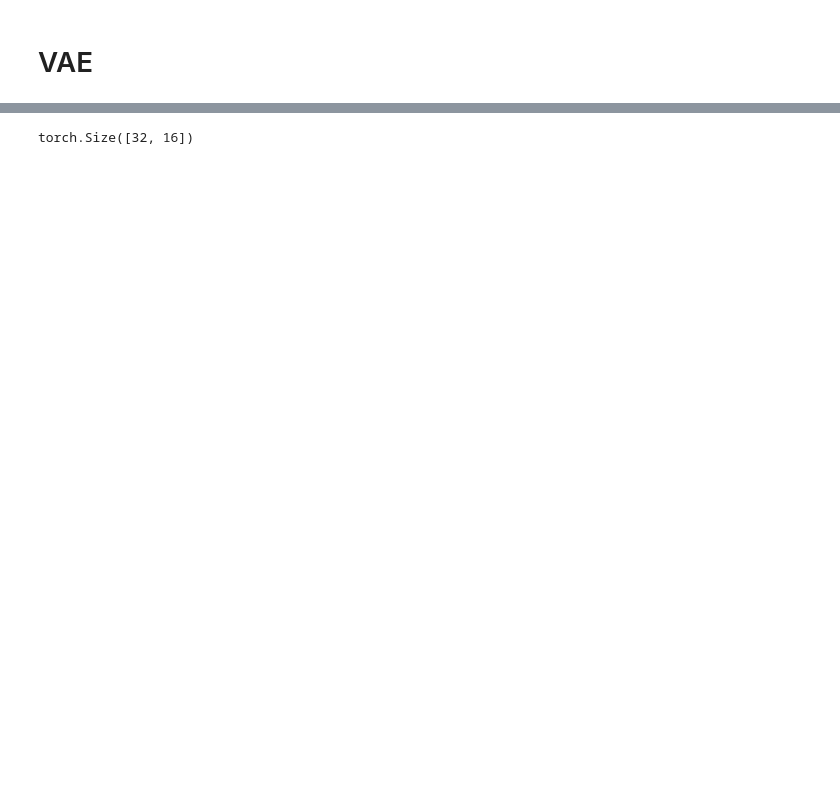
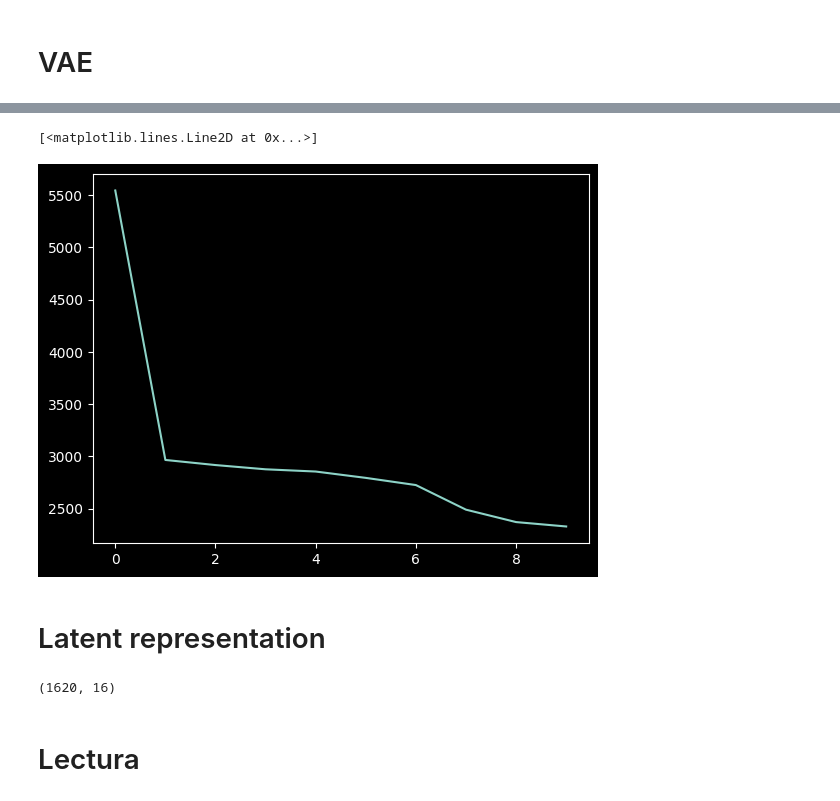
Before and after one commit to msanchezr99/pi2, a Jupyter notebook: CVA_note.ipynb, the cells around one changed output, grey strips where cells are left out. Saved outputs shown, nothing was run; the diff lists cells and outputs as text; code cells hidden in the pictures; blank space fills up the shorter version.

```diff
--- a/CVA_note.ipynb
+++ b/CVA_note.ipynb
@@ -73,5 +79,5 @@ image_transforms = transforms.Compose([
 
 dataset = NpyImageDataset((n_freqs,n_times), root_dir='./output_arrays/', transform=image_transforms) #input_shape=(n_freqs,n_times),
 dataloader = DataLoader(dataset,
-                        batch_size=32,
+                        batch_size=16,
                         num_workers=4)
@@ -208,3 +258,14 @@ def loss_funct(reconstructed, original, mu=None, logvar=None, kld_weight=0.1,var
         return recon_loss + kld_weight * kld_loss
     else:
         return recon_loss
+# %%
+# Prueba
+input_shape=(140,2560)
+encod=Encoder(input_shape,variational=True)
+x_pr = torch.zeros(16, 1, *input_shape)
+mu,logvar=encod.forward(x_pr)
+conv_c_h_w_out=encod.conv_c_out,encod.conv_h_out,encod.conv_w_out
+decod=Decoder(input_shape,conv_c_h_w_out)
+auto=VariationalAutoencoder(input_shape,variational=True)
+z=auto.reparameterize(mu,logvar)
+decod.forward(z).shape
@@ -213,11 +280,12 @@ def loss_funct(reconstructed, original, mu=None, logvar=None, kld_weight=0.1,var
 input_shape = (n_freqs, n_times)
 latent_dim = 16
 variational=True
+device = torch.device("cuda" if torch.cuda.is_available() else "cpu")
 
 if variational:
-    model = VariationalAutoencoder(input_shape=input_shape, latent_dim=latent_dim,variational=True)
+    model = VariationalAutoencoder(input_shape=input_shape, latent_dim=latent_dim,variational=True).to(device)
 else:
-    model = VariationalAutoencoder(input_shape=input_shape, latent_dim=latent_dim,variational=False)
+    model = VariationalAutoencoder(input_shape=input_shape, latent_dim=latent_dim,variational=False).to(device)
 learning_rate = 1e-3
 optimizer = optim.Adam(model.parameters(), lr=learning_rate)
 # %% [output]
@@ -227,17 +298,21 @@ Instanciado decoder
 # %%
 num_epochs = 10
-
+avg_epoch_loss_list=[]
 for epoch in range(num_epochs):#training epochs
     model.train()
     total_loss = 0
 
-    for images in dataloader:  # batch
+    for batch in dataloader:  # minibatch
+        images,_,_=batch # epochs y channels: lista de epocs y canales correspondientes a cada imagen
+        images.to(device) # (batch_size,1,n_freqs,n_times)
         # Forward
-        reconstructed, mu, logvar = model(images)
-        #
-        #print(logvar,type(logvar))
-
-        loss = loss_funct(reconstructed, images, mu, logvar,variational=True)
+        if model.variational:
+            reconstructed, mu, logvar = model(images)
+            reconstructed.to(device),mu.to(device),logvar.to(device)
+            loss = loss_funct(reconstructed, images, mu, logvar, variational=True)
+        else:
+            reconstructed = model(images)
+            loss = loss_funct(reconstructed, images, variational=False)
         # Backward pass and optimization step
         optimizer.zero_grad()
         loss.backward()
@@ -247,5 +322,6 @@ for epoch in range(num_epochs):#training epochs
 
     # Print average loss per epoch
     average_loss = total_loss / len(dataloader.dataset)
+    avg_epoch_loss_list.append(average_loss)
     print(f"Epoch [{epoch + 1}/{num_epochs}], Loss: {average_loss:.4f}")
 # %% [output]
@@ -258,0 +338,7 @@ Epoch [1/10], Loss: 0.0000
+# %%
+plt.plot(avg_epoch_loss_list)
+# %% [output]
+[<matplotlib.lines.Line2D at 0x...>]
+[figure, added]
+# %% [markdown]
+# Latent representation
@@ -259,4 +382,6 @@ Epoch [1/10], Loss: 0.0000
 # %%
-logvar.shape
+latent_representations.shape
 # %% [output]
-torch.Size([32, 16])
+(1620, 16)
+# %% [markdown]
+# Lectura
```
Also changed, not shown: parts of 16 cells of this notebook, 9 other files.
